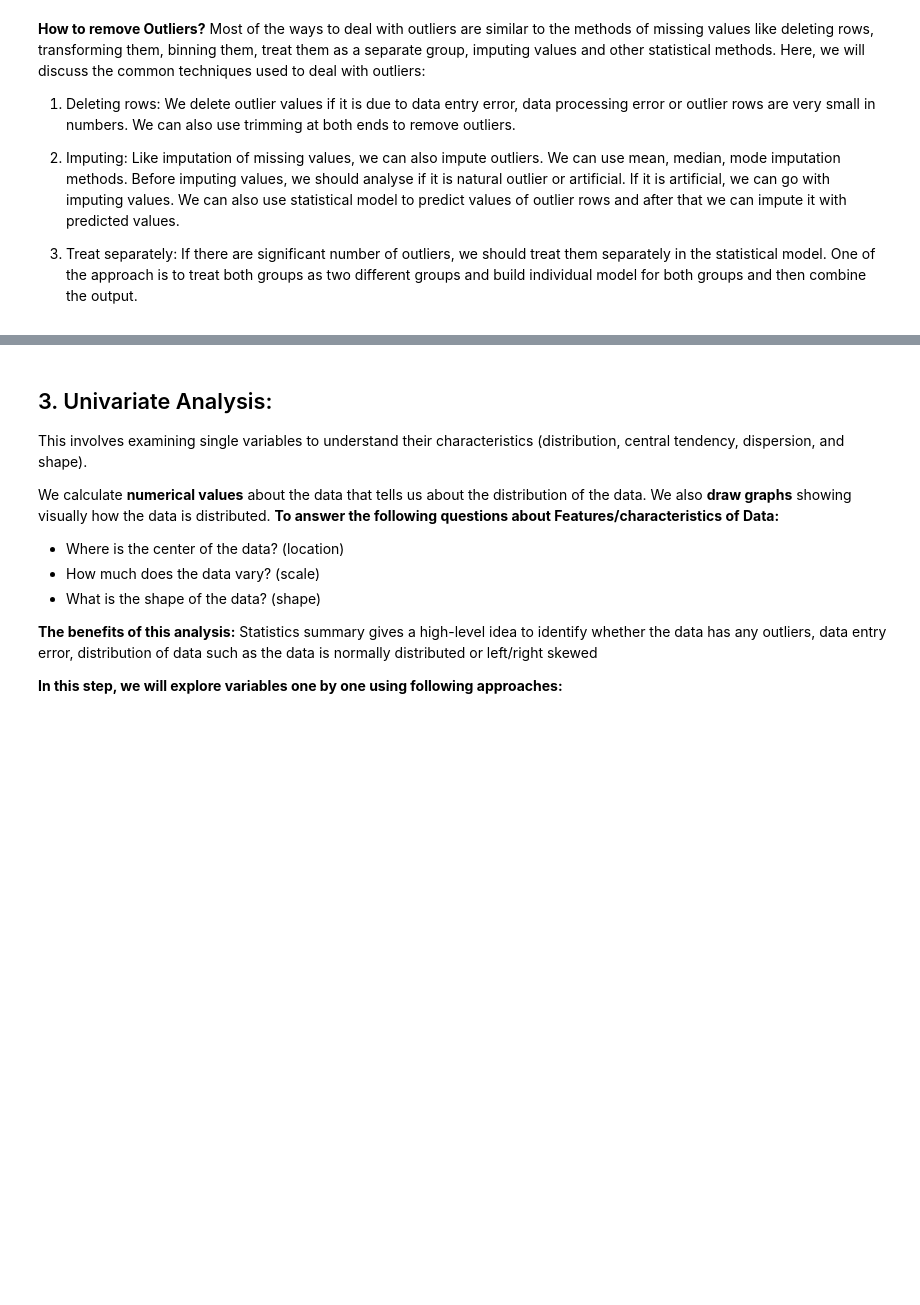
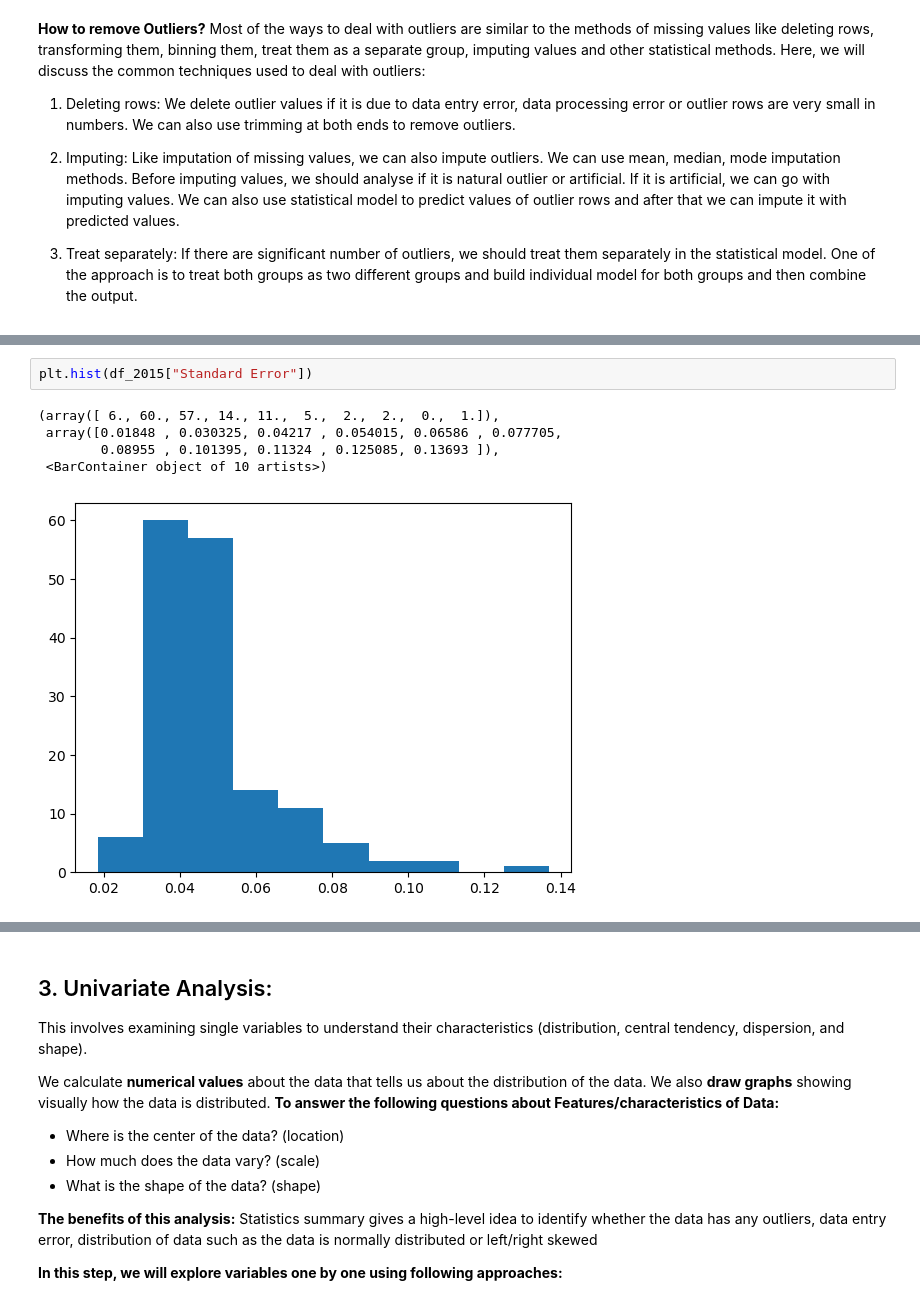
Before and after one commit to MubarakHus/Usecase-2, a Jupyter notebook: EDA explain template-Mubarak.ipynb, the cells around one changed output, grey strips where cells are left out. Drawn from its saved outputs; the diff is of its cells as text; blank space fills up the shorter version.

```diff
--- a/EDA explain template-Mubarak.ipynb
+++ b/EDA explain template-Mubarak.ipynb
@@ -678,0 +505,8 @@ Most of the ways to deal with outliers are similar to the methods of missing val
+# %%
+plt.hist(df_2015["Standard Error"])
+# %% [output]
+(array([ 6., 60., 57., 14., 11.,  5.,  2.,  2.,  0.,  1.]),
+ array([0.01848 , 0.030325, 0.04217 , 0.054015, 0.06586 , 0.077705,
+        0.08955 , 0.101395, 0.11324 , 0.125085, 0.13693 ]),
+ <BarContainer object of 10 artists>)
+[figure, added]
```
Also changed, not shown: parts of 79 cells of this notebook.
